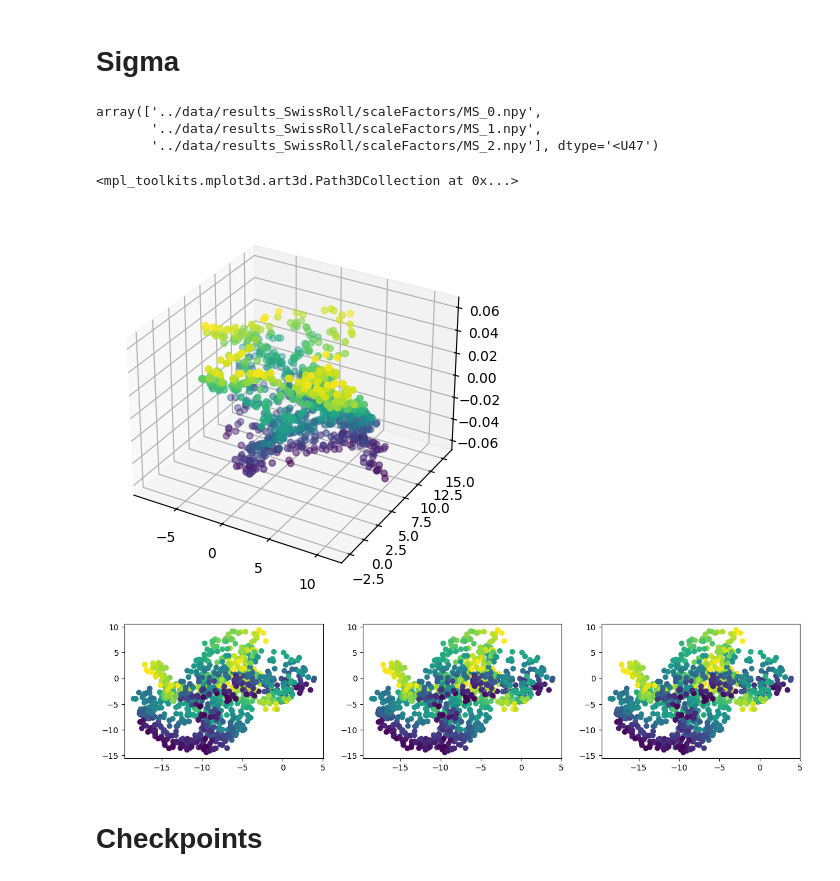
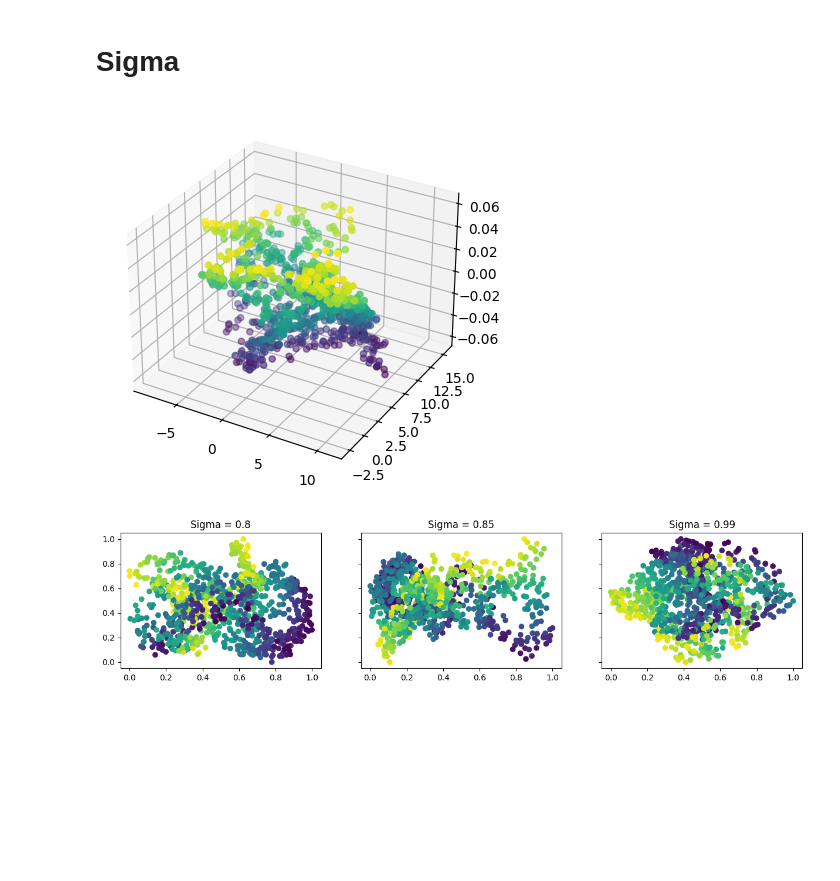
Before and after one commit to LisaDaVinchie/ManifoldSculpting, a Jupyter notebook: src/results_analysis.ipynb, the cells around one changed output. Saved outputs shown, nothing was run; the diff lists cells and outputs as text; code cells hidden in the pictures; blank space fills up the shorter version.

```diff
--- a/src/results_analysis.ipynb
+++ b/src/results_analysis.ipynb
@@ -155,0 +60,6 @@ for i in range(len(isomap_files)):
+# %%
+ms_keys = sorted(ms_files.keys())
+rotated_dataset = {}
+for key in ms_keys:
+    # Rotate the data
+    rotated_dataset[key] = rotate_dataset(ms_files[key])
@@ -290,16 +268,2 @@ plt.show()
 # %% [markdown]
 # Sigma
-# %%
-data_folder = '../data/results_SwissRoll/scaleFactors/'
-
-ms_files = np.sort(glob.glob(data_folder + 'MS_[0-9]*.npy'))
-
-X_2D_files = np.sort(glob.glob('../data/SwissRoll2D/N_1000.npy'))
-
-sigmas = [0.80, 0.85, 0.99]
-
-ms_files
-# %% [output]
-array(['../data/results_SwissRoll/scaleFactors/MS_0.npy',
-       '../data/results_SwissRoll/scaleFactors/MS_1.npy',
-       '../data/results_SwissRoll/scaleFactors/MS_2.npy'], dtype='<U47')
@@ -306,38 +284,28 @@ array(['../data/results_SwissRoll/scaleFactors/MS_0.npy',
+# %%
+ms_files = {}
+for i, sigma in enumerate(sigmas):
+    ms_files[sigma] = np.loadtxt(data_folder / f'MS_{i}.npy')
 # %%
-data = np.loadtxt(ms_files[2])
+data = ms_files[sigmas[2]]
 
 fig = plt.figure()
 ax = fig.add_subplot(111, projection='3d')
 ax.scatter(data[:, 0], data[:, 1], data[:, 2], c=data[:, 2])
+plt.show()
 # %% [output]
-<mpl_toolkits.mplot3d.art3d.Path3DCollection at 0x...>
 [figure]
-# %%
-for i in range(len(ms_files)):
-    X_ms = np.loadtxt(ms_files[i])
-
-    X_ms -= np.mean(X_ms, axis=0)
-    eigenvals, eigenvecs = pca(X_ms)
-    axis_point = np.array([0, 0, 0])
-    axis_direction = np.array([0, 0, 1])
-    theta = 0
-
-    rotation_matrix = np.eye(3)
-    rotation_matrix[:, :2] = eigenvecs[:, :2]
-
-    # Rotate the data
-    rotated_dataset = X_ms @ rotation_matrix
-
-    np.savetxt(data_folder + 'MS_rotated_' + str(i) + '.npy', rotated_dataset)
+# %%
+X_ms = {}
+
+for sigma in sigmas:
+    # Rotate the data
+    rotated_dataset = rotate_dataset(ms_files[sigma])
+    X_ms[sigma] = minmax_scale(rotated_dataset)
 # %%
-ms_files_rot = np.sort(glob.glob(data_folder + 'MS_[0-9].npy'))
+fig, axs = plt.subplots(1, 3, figsize=(15, 3), sharey=True)
 
-fig, axs = plt.subplots(1, 3, figsize=(15, 3))
-
-for i, file in enumerate(ms_files_rot):
-    X_ms = np.loadtxt(ms_files_rot[index])
-    axs[i].scatter(X_ms[:, 0], X_ms[:, 1], c=X_ms[:, 2], label='MS ' + str(n_neighbors[i]))
+for i, sigma in enumerate(sigmas):
+    axs[i].scatter(X_ms[sigma][:, 0], X_ms[sigma][:, 1], c=X_ms[sigma][:, 2], label=str(sigma), cmap='viridis')
+    axs[i].set_title(f"Sigma = {sigma}")
 # %% [output]
-[figure, old version]
+[figure, new version]
-# %% [markdown]
-# Checkpoints
```
Also changed, not shown: parts of 23 cells of this notebook.
